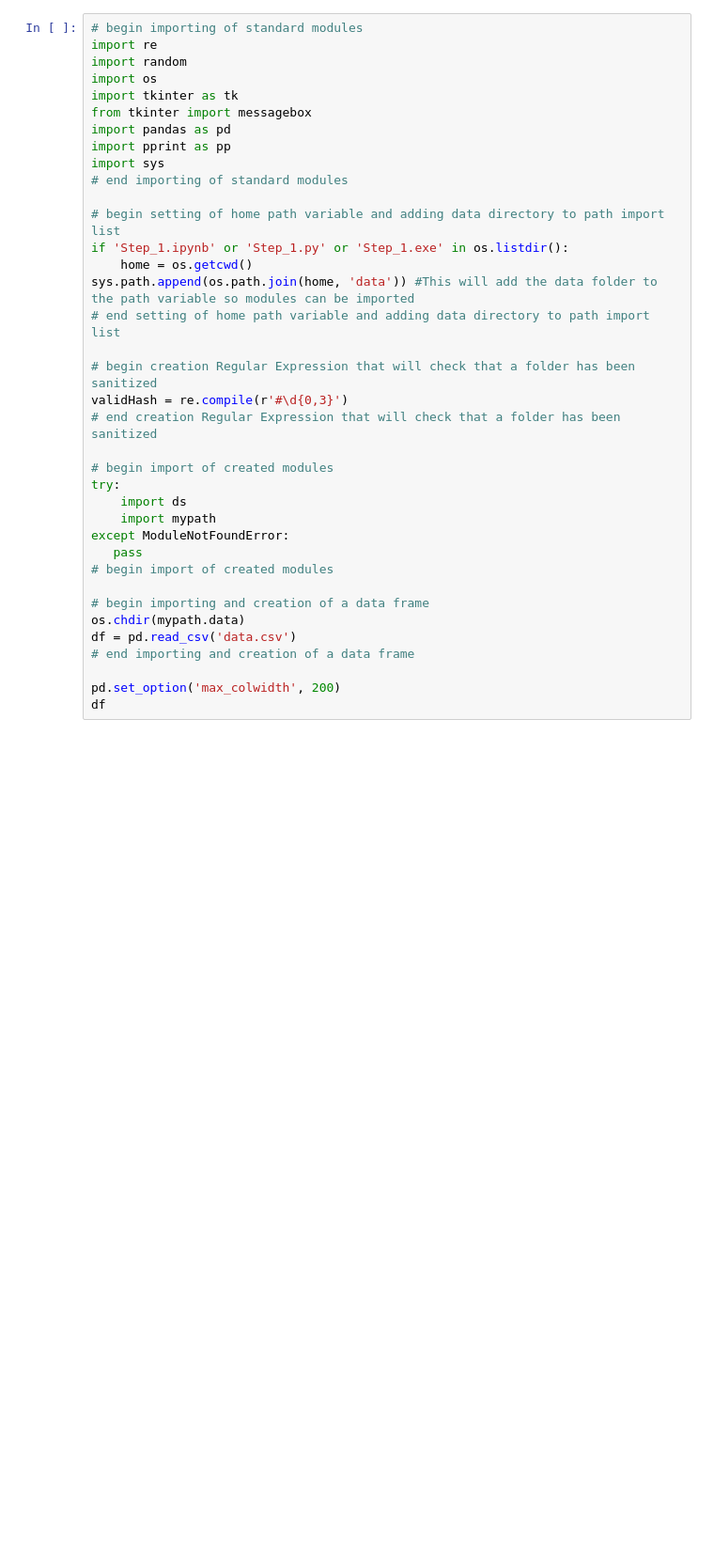
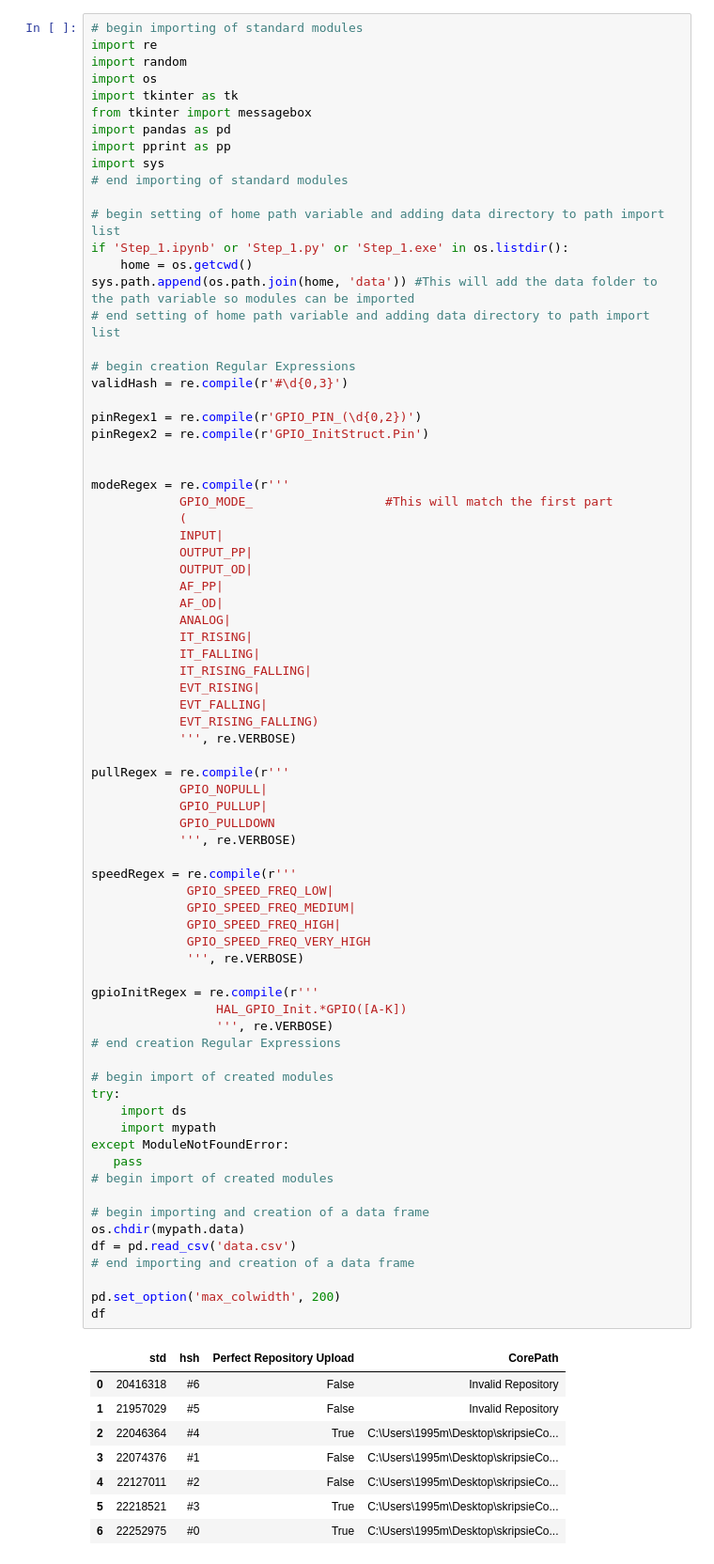
Before and after one commit to mbrewis19321023/skripsieCode, a Jupyter notebook: Step_3.ipynb, the cells around one changed output. Shown at 94% size. Drawn from its saved outputs; the diff is of its cells as text; blank space fills up the shorter version.

```diff
--- a/Step_3.ipynb
+++ b/Step_3.ipynb
@@ -6,32 +6,79 @@ import os
 import tkinter as tk
 from tkinter import messagebox
 import pandas as pd
 import pprint as pp
 import sys
 # end importing of standard modules
 
 # begin setting of home path variable and adding data directory to path import list
 if 'Step_1.ipynb' or 'Step_1.py' or 'Step_1.exe' in os.listdir():
     home = os.getcwd()
 sys.path.append(os.path.join(home, 'data')) #This will add the data folder to the path variable so modules can be imported
 # end setting of home path variable and adding data directory to path import list
 
-# begin creation Regular Expression that will check that a folder has been sanitized
+# begin creation Regular Expressions
 validHash = re.compile(r'#\d{0,3}')
-# end creation Regular Expression that will check that a folder has been sanitized
+
+pinRegex1 = re.compile(r'GPIO_PIN_(\d{0,2})')
+pinRegex2 = re.compile(r'GPIO_InitStruct.Pin')
+
+
+modeRegex = re.compile(r'''
+            GPIO_MODE_                  #This will match the first part
+            (
+            INPUT|
+            OUTPUT_PP|
+            OUTPUT_OD|
+            AF_PP|
+            AF_OD|
+            ANALOG|
+            IT_RISING|
+            IT_FALLING|
+            IT_RISING_FALLING|
+            EVT_RISING|
+            EVT_FALLING|
+            EVT_RISING_FALLING)
+            ''', re.VERBOSE)
+
+pullRegex = re.compile(r'''
+            GPIO_NOPULL|
+            GPIO_PULLUP|
+            GPIO_PULLDOWN
+            ''', re.VERBOSE)
+
+speedRegex = re.compile(r'''
+             GPIO_SPEED_FREQ_LOW|
+             GPIO_SPEED_FREQ_MEDIUM|
+             GPIO_SPEED_FREQ_HIGH|
+             GPIO_SPEED_FREQ_VERY_HIGH
+             ''', re.VERBOSE)
+
+gpioInitRegex = re.compile(r'''
+                 HAL_GPIO_Init.*GPIO([A-K])
+                 ''', re.VERBOSE)
+# end creation Regular Expressions
 
 # begin import of created modules
 try:
     import ds
     import mypath
 except ModuleNotFoundError:
    pass
 # begin import of created modules
 
 # begin importing and creation of a data frame
 os.chdir(mypath.data)
 df = pd.read_csv('data.csv')
 # end importing and creation of a data frame
 
 pd.set_option('max_colwidth', 200)
 df
+# %% [output]
+|  | std | hsh | Perfect Repository Upload | CorePath |
+| 0 | 20416318 | #6 | False | Invalid Repository |
+| 1 | 21957029 | #5 | False | Invalid Repository |
+| 2 | 22046364 | #4 | True | C:\Users\1995m\Desktop\skripsieCo... |
+| 3 | 22074376 | #1 | False | C:\Users\1995m\Desktop\skripsieCo... |
+| 4 | 22127011 | #2 | False | C:\Users\1995m\Desktop\skripsieCo... |
+| 5 | 22218521 | #3 | True | C:\Users\1995m\Desktop\skripsieCo... |
+| 6 | 22252975 | #0 | True | C:\Users\1995m\Desktop\skripsieCo... |
```
Also changed, not shown: parts of 8 cells of this notebook, 2 other files.
